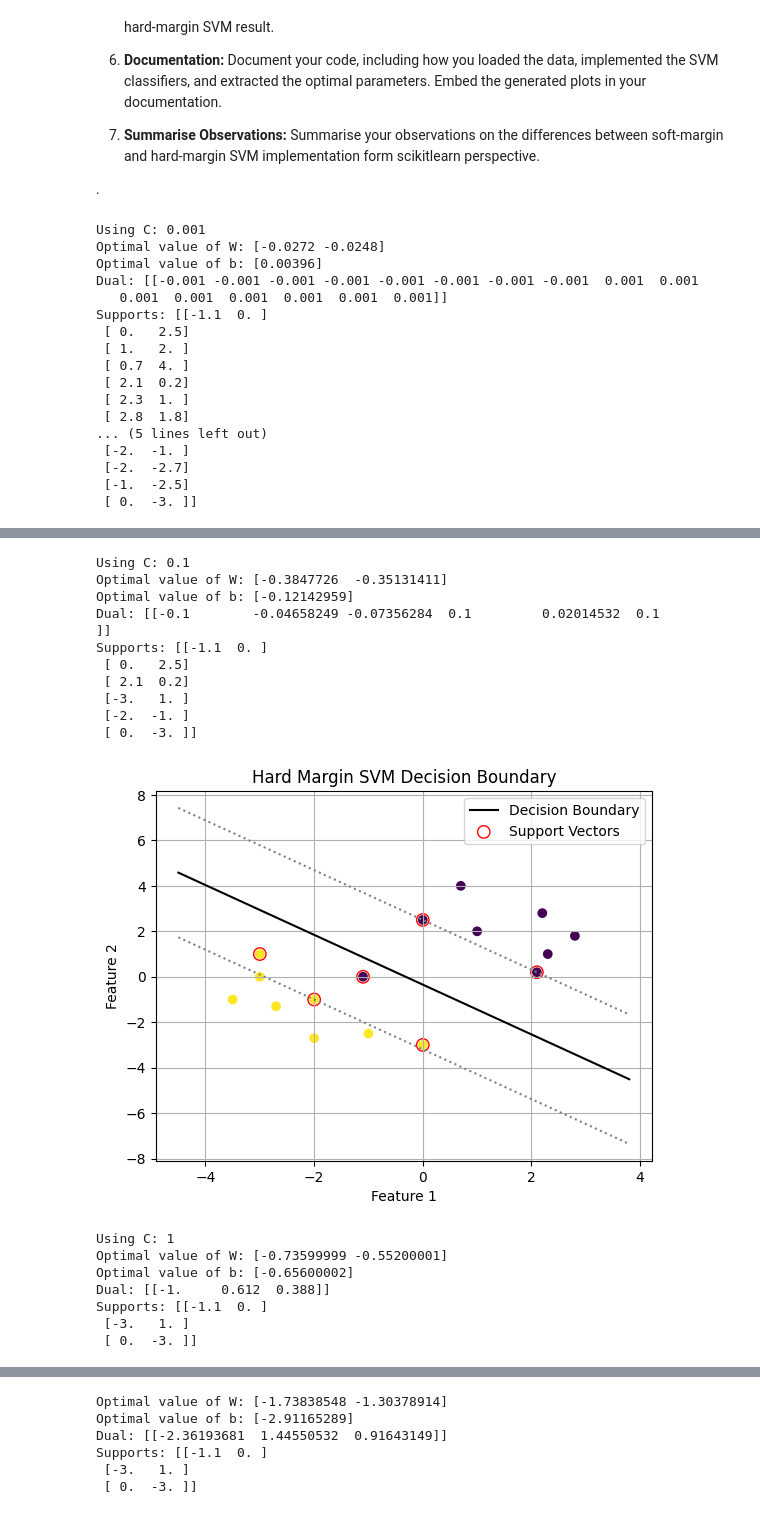
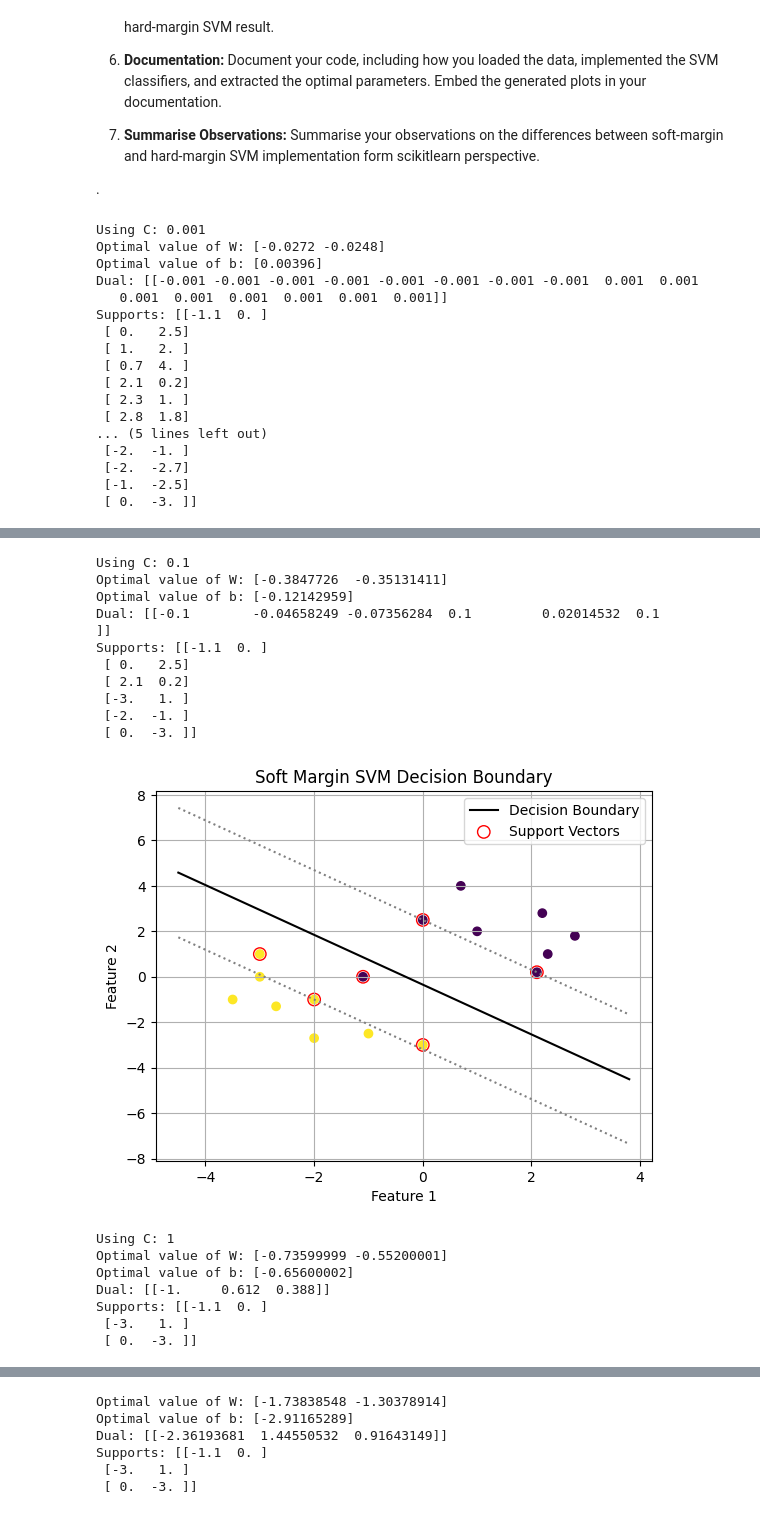
Before and after one commit to MateuszP137/EEML-CW, a Jupyter notebook: 06_ML_SVM.ipynb, the cells around one changed output, grey strips where cells are left out. Saved outputs shown, nothing was run; the diff lists cells and outputs as text; code cells hidden in the pictures.

```diff
--- a/06_ML_SVM.ipynb
+++ b/06_ML_SVM.ipynb
@@ -364,7 +364,7 @@ def soft_margin(X, y, C):
     plt.xlabel('Feature 1')
     plt.ylabel('Feature 2')
     plt.legend()
-    plt.title('Hard Margin SVM Decision Boundary')
+    plt.title('Soft Margin SVM Decision Boundary')
     plt.grid()
     plt.show()
 # %%
@@ -505,7 +505,10 @@ def soft_margin_sklearn(X, y, C):
     plt.xlabel('Feature 1')
     plt.ylabel('Feature 2')
     plt.legend()
-    plt.title('Hard Margin SVM Decision Boundary')
+    if C != np.inf:
+        plt.title('Soft Margin SVM Decision Boundary')
+    else:
+          plt.title('Hard Margin SVM Decision Boundary')
     plt.grid()
     plt.show()
 
@@ -535,14 +538,14 @@ Supports: [[-1.1  0. ]
 Using C: 0.1
 Optimal value of W: [-0.3847726  -0.35131411]
 Optimal value of b: [-0.12142959]
 Dual: [[-0.1        -0.04658249 -0.07356284  0.1         0.02014532  0.1       ]]
 Supports: [[-1.1  0. ]
  [ 0.   2.5]
  [ 2.1  0.2]
  [-3.   1. ]
  [-2.  -1. ]
  [ 0.  -3. ]]
-[figure, old version]
+[figure, new version]
 Using C: 1
 Optimal value of W: [-0.73599999 -0.55200001]
 Optimal value of b: [-0.65600002]
```
Also changed, not shown: parts of 2 cells of this notebook.
